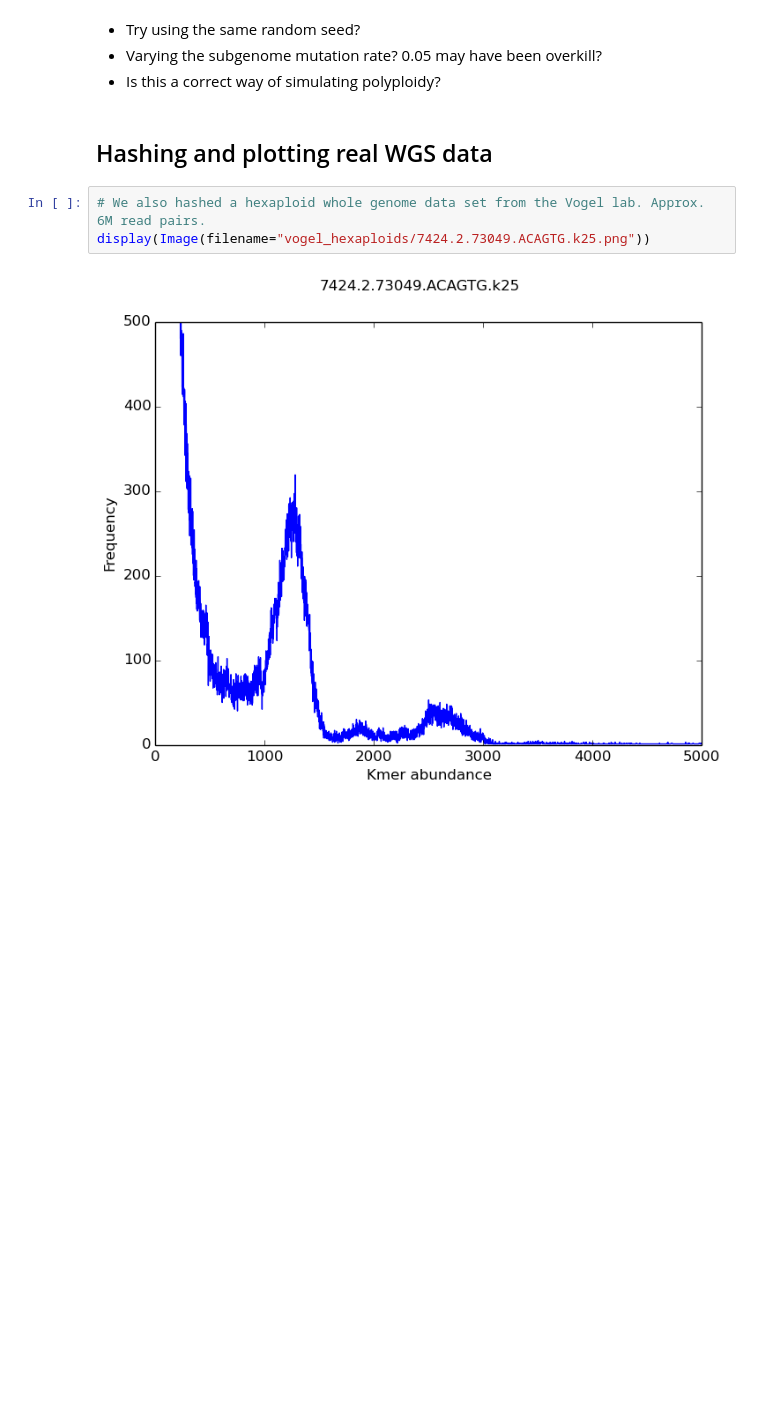
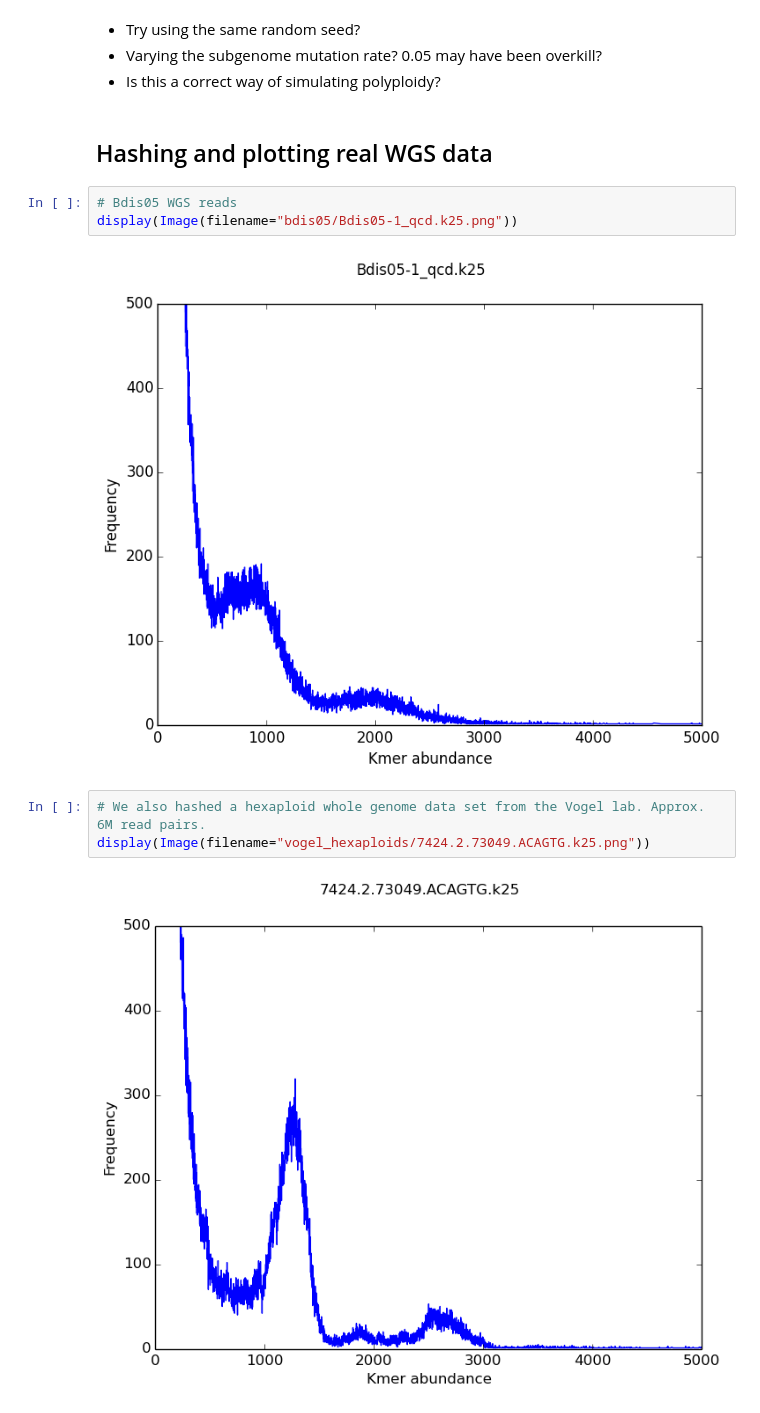
Before and after one commit to digitase/brachy_khmer, a Jupyter notebook: doc/brachy_khmer.ipynb, the cells around one changed output. Drawn from its saved outputs; the diff is of its cells as text; blank space fills up the shorter version.

```diff
--- a/doc/brachy_khmer.ipynb
+++ b/doc/brachy_khmer.ipynb
@@ -347,6 +347,11 @@ display(Image(filename="subgenome_sim/Bdistachyon_MIPS_1_2.-0.02-0.5,0.5-0.05,0.
 - Is this a correct way of simulating polyploidy?
 # %% [markdown]
 ## Hashing and plotting real WGS data
+# %%
+# Bdis05 WGS reads
+display(Image(filename="bdis05/Bdis05-1_qcd.k25.png"))
+# %% [output]
+[figure, added]
 # %%
 # We also hashed a hexaploid whole genome data set from the Vogel lab. Approx. 6M read pairs.
 display(Image(filename="vogel_hexaploids/7424.2.73049.ACAGTG.k25.png"))
```
Also changed, not shown: parts of 8 cells of this notebook, 3 other files.
